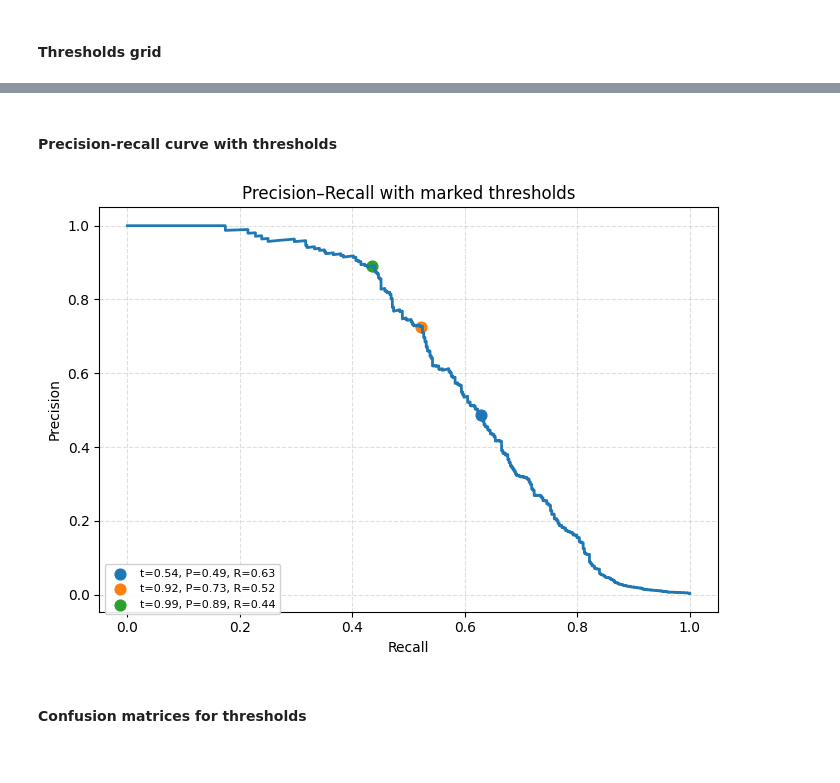
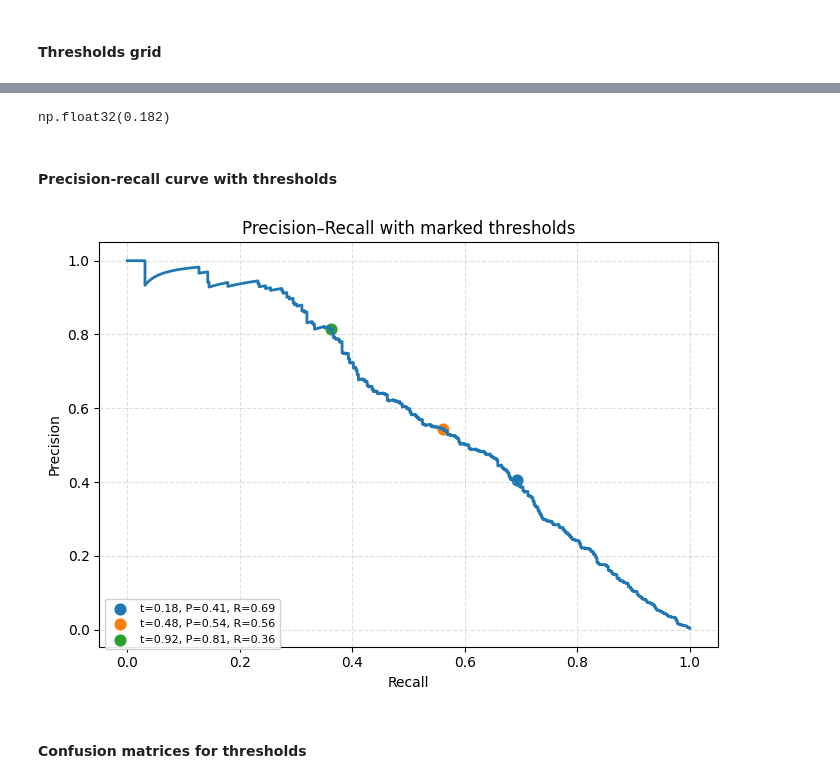
Before and after one commit to vsokoltsov/fraud-transactions-detection, a Jupyter notebook: notebooks/04_03_model_xgboost.ipynb, the cells around one changed output, grey strips where cells are left out. Cells and saved outputs as stored; diff of their text form; code cells hidden in the pictures.

Commit message:
Made XGBoost notebook more parameter-independent

```diff
--- a/notebooks/04_03_model_xgboost.ipynb
+++ b/notebooks/04_03_model_xgboost.ipynb
@@ -276,23 +292,10 @@ ImportError: Tried to import 'plotly' but failed. Please make sure that the pack
 * Based on previous step, we are going to train model with best attributes and verify it on test scope
 # %%
 best_params = {
- 'max_depth': 11,
- 'subsample': 0.9,
- 'n_estimators': 2300,
- 'eta': 0.08,
- 'reg_alpha': 14,
- 'reg_lambda': 7,
- 'min_child_weight': 19,
- 'colsample_bytree': 0.8946111526982555
+    **params,
+    **study.best_trial.params
 }
 model = XGBClassifier(
-    eval_metric='aucpr',
-    scale_pos_weight=scale_pos_weight,
-    random_state=42,
-    n_jobs=-1,
-    tree_method='hist',
-    gpu_id=0,
-    predictor="cpu_predictor",
     **best_params
 )
 model.fit(
@@ -350,4 +355,4 @@ grid_df = pd.DataFrame(
     columns=['thr', 'precision', 'recall', 'f1', 'f0.5', 'f2', 'TP', 'FP', 'FN', 'TN', 'fp_rate']
 ).sort_values('thr')
 # %%
-grid_df[grid_df['f1'] == grid_df['f1'].max()]
+max_f1 = grid_df[grid_df['f1'] == grid_df['f1'].max()]
@@ -358,2 +359,2 @@ grid_df[grid_df['f1'] == grid_df['f1'].max()]
 # %%
-grid_df[grid_df['f0.5'] == grid_df['f0.5'].max()]
+max_f05 = grid_df[grid_df['f0.5'] == grid_df['f0.5'].max()]
@@ -363,2 +361,2 @@ grid_df[grid_df['f0.5'] == grid_df['f0.5'].max()]
 # %%
-grid_df[grid_df['f2'] == grid_df['f2'].max()]
+max_f2 = grid_df[grid_df['f2'] == grid_df['f2'].max()]
@@ -384,26 +379,34 @@ grid_df[(grid_df['recall'] > 0.6) & (grid_df['fp_rate'] < 0.05)].sort_values(by=
+# %%
+max_f2.thr.values[0]
+# %% [output]
+np.float32(0.182)
 # %% [markdown]
 #### Precision-recall curve with thresholds
 # %%
 fig, ax = plt.subplots(figsize=(7,5))
 ax.plot(recall, precision, lw=2)
 
-mark_thrs = [0.536, 0.922, 0.986]
+mark_thrs = [
+    max_f2.thr.values[0],
+    max_f1.thr.values[0],
+    max_f05.thr.values[0]
+]
 
 points = pr_at_thresholds(mark_thrs, thresholds, precision, recall)
 
 handles=[]
 for t, p, r, i in points:
     plt.scatter(r, p, s=60, label=f"t={t:.2f}, P={p:.2f}, R={r:.2f}")
 plt.legend(fontsize=8, loc='lower left')
 
 ax.legend(fontsize=8, loc="lower left", bbox_to_anchor=(0, -0.02), ncol=1, framealpha=0.9)
 ax.set_xlabel("Recall"); ax.set_ylabel("Precision")
 ax.set_title("Precision–Recall with marked thresholds")
 ax.grid(True, ls="--", alpha=0.4)
 plt.tight_layout()
 plt.show()
 # %% [output]
-[figure, old version]
+[figure, new version]
 # %% [markdown]
 #### Confusion matrices for thresholds
 # %%
```
Also changed, not shown: parts of 23 cells of this notebook.
